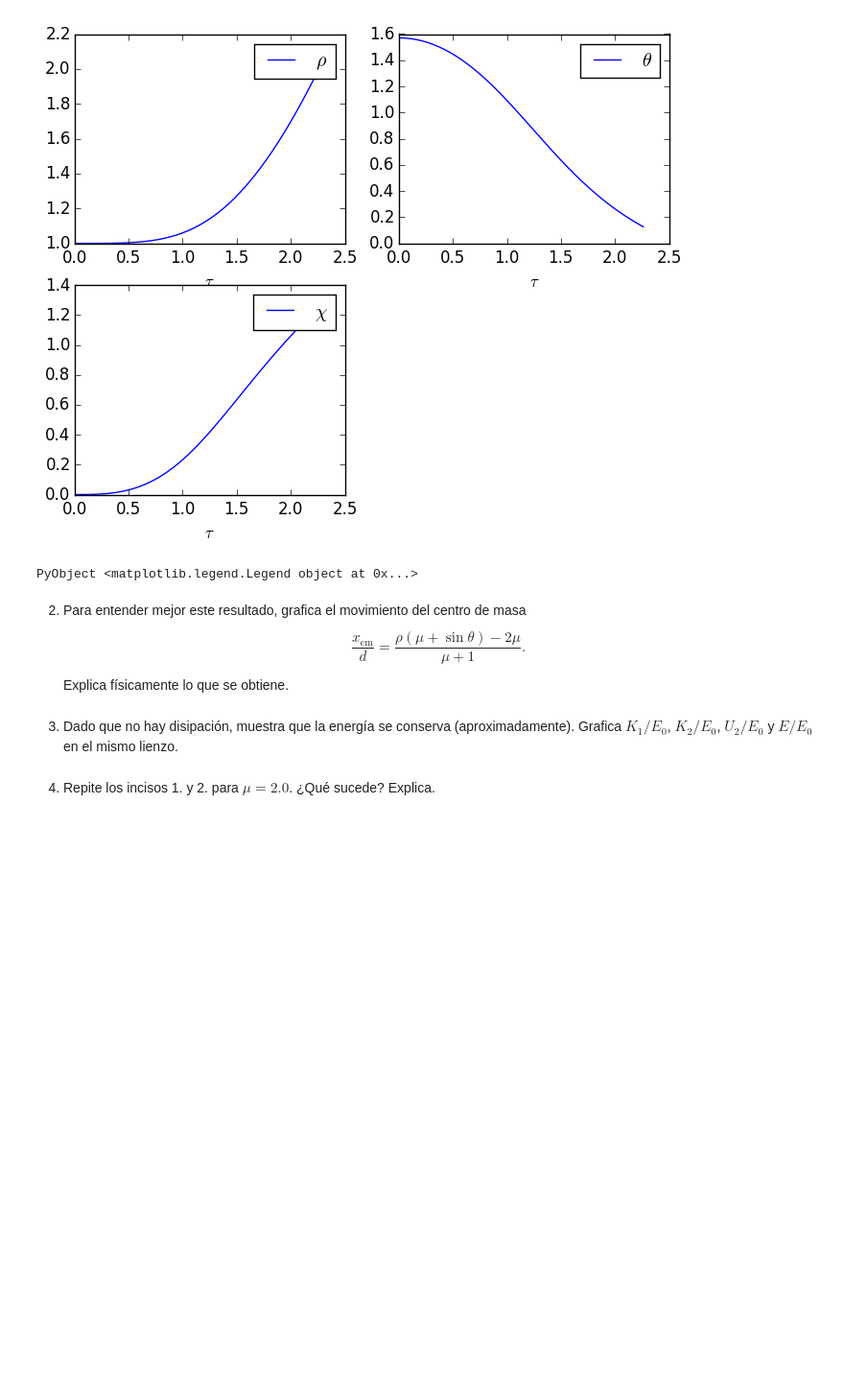
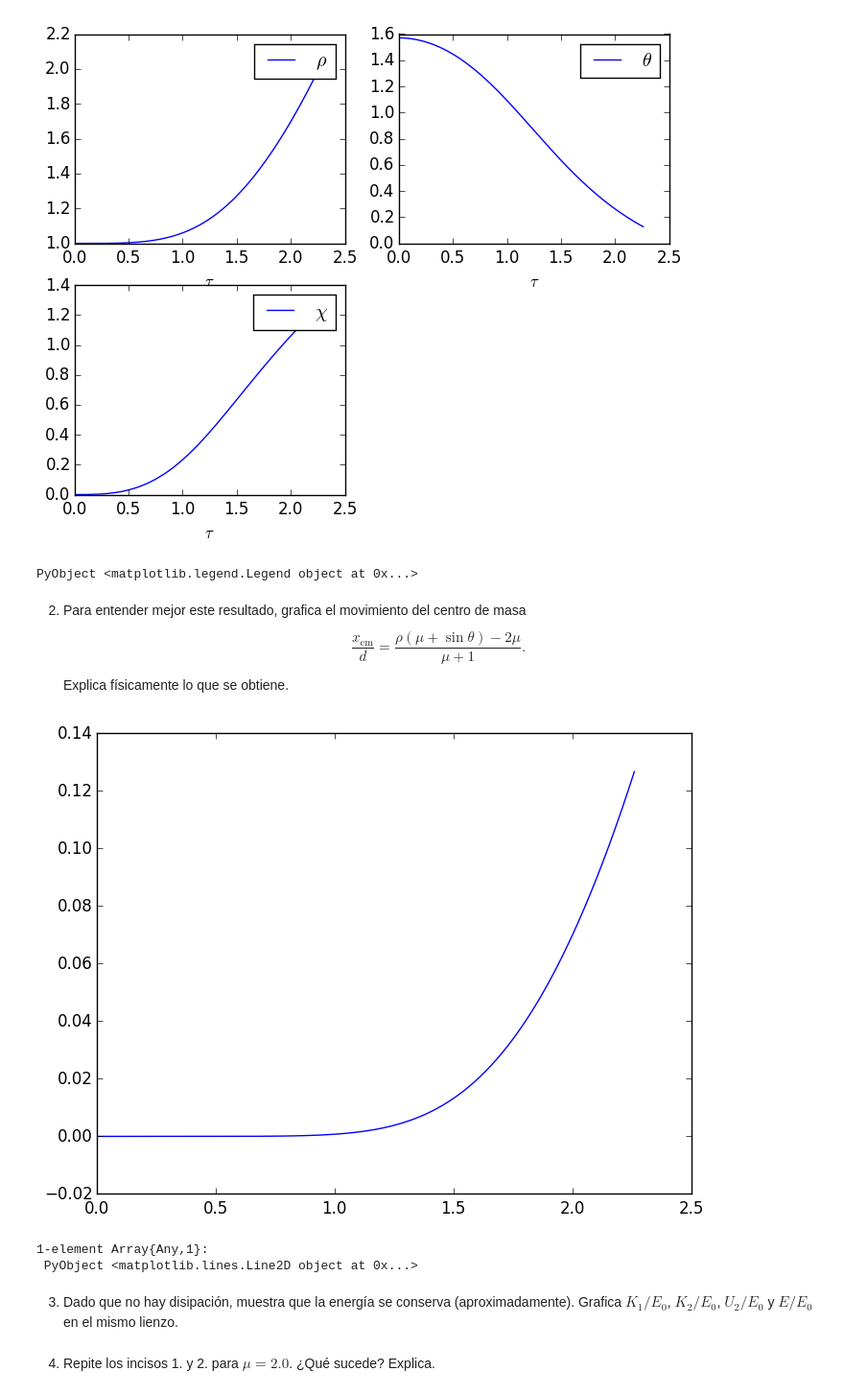
Before and after one commit to ivan-galinskiy/fisica_computacional, a Jupyter notebook: tareas/Tarea 07.ipynb, the cells around one changed output. Shown at 96% size. Drawn from its saved outputs; the diff is of its cells as text; code cells hidden in the pictures; blank space fills up the shorter version.

```diff
--- a/tareas/Tarea 07.ipynb
+++ b/tareas/Tarea 07.ipynb
@@ -307,6 +307,25 @@ $$
 \frac{x_{\mathrm{cm}}}{d} = \frac{\rho(\mu + \sin\theta) -2\mu}{\mu + 1}.
 $$
 Explica físicamente lo que se obtiene.
+# %%
+### Solución:
+
+# Definimos la función que se aplica al vector de estado y calcula la posición del centro de masa
+
+function CM(x, μ=1)
+    ρ = x[1]
+    θ = x[2]
+
+    return (ρ*(μ + sin(θ)) - 2μ)/(μ + 1)
+end
+
+# Y la aplicamos a la trayectoria calculada
+
+plot(trayectoria[1], [CM(trayectoria[2][i,:]) for i in 1:size(trayectoria[2])[1]])
+# %% [output]
+[figure, added]
+1-element Array{Any,1}:
+ PyObject <matplotlib.lines.Line2D object at 0x...>
 # %% [markdown]
 3. Dado que no hay disipación, muestra que la energía se conserva (aproximadamente). Grafica $K_1/E_0$, $K_2/E_0$, $U_2/E_0$ y $E/E_0$ en el mismo lienzo.
 # %% [markdown]
```
